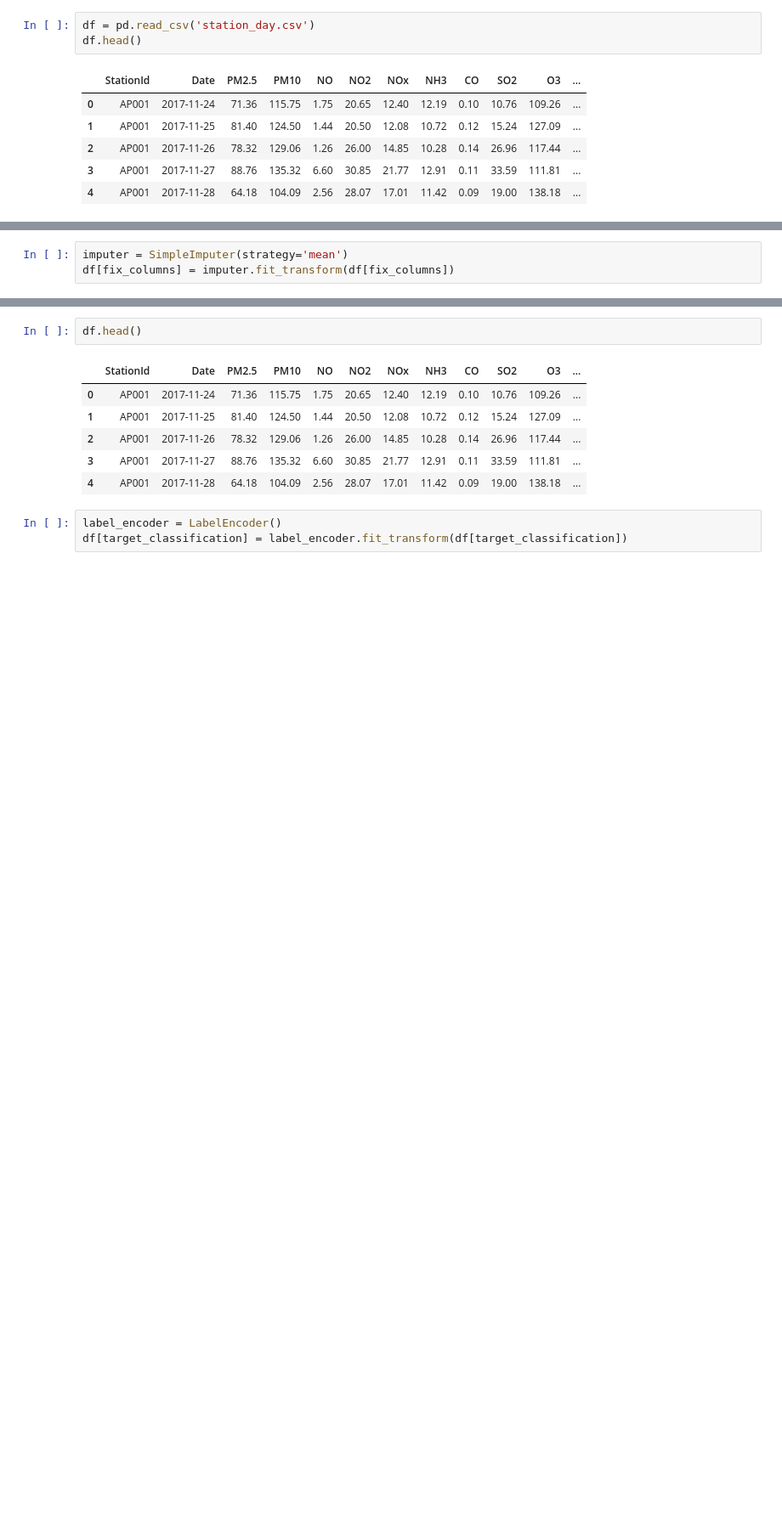
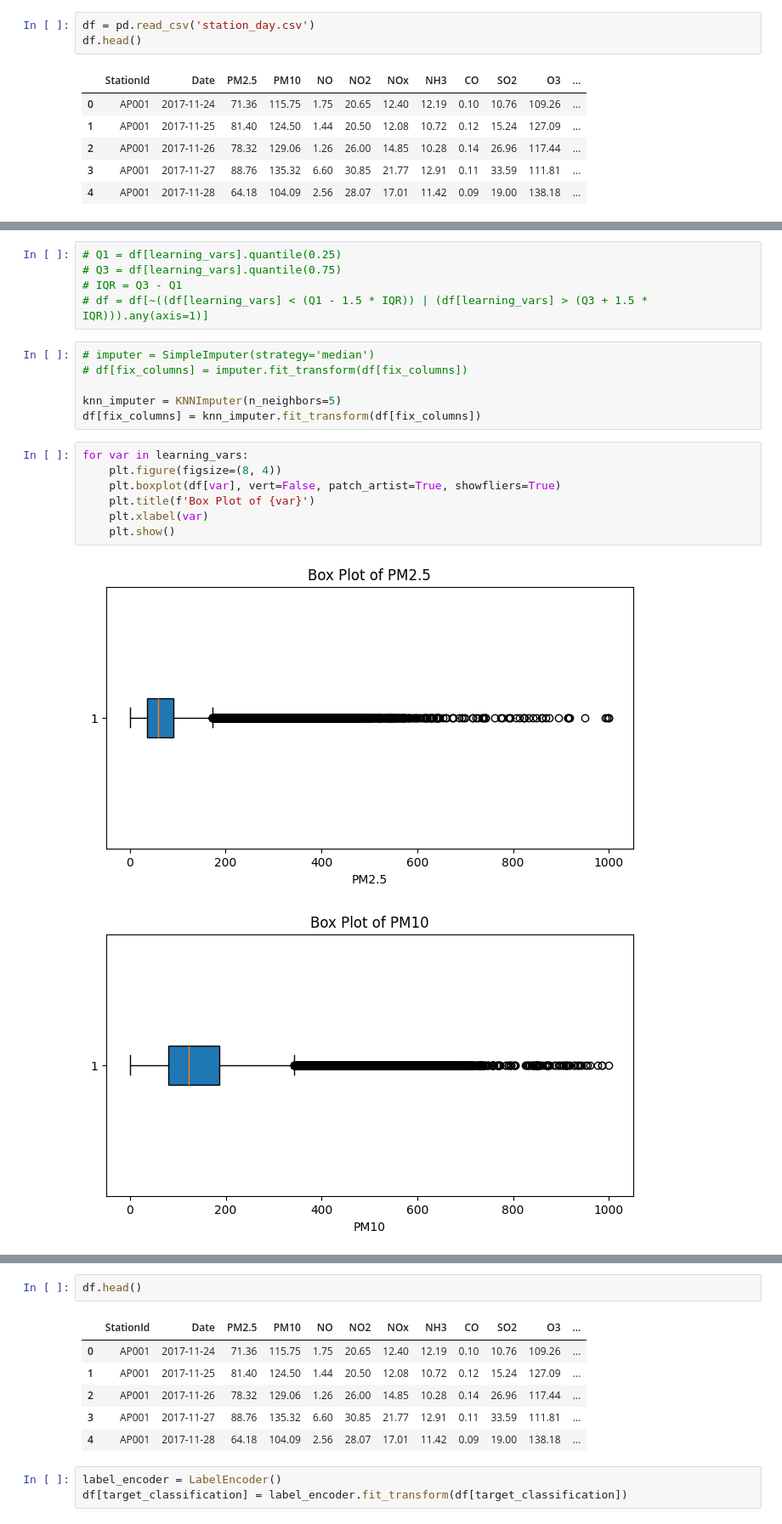
Before and after one commit to ChyavanShenoy/AAI-500-Final-Project, a Jupyter notebook: Project_final.ipynb, the cells around one changed output, grey strips where cells are left out. Shown at 85% size. Saved outputs shown, nothing was run; the diff lists cells and outputs as text; blank space fills up the shorter version.

Commit message:
KNN Impute

```diff
--- a/Project_final.ipynb
+++ b/Project_final.ipynb
@@ -51,3 +56,21 @@ fix_columns = ['PM2.5', 'PM10', 'NO2', 'CO', 'SO2', 'O3', 'AQI']
+# %%
+# Q1 = df[learning_vars].quantile(0.25)
+# Q3 = df[learning_vars].quantile(0.75)
+# IQR = Q3 - Q1
+# df = df[~((df[learning_vars] < (Q1 - 1.5 * IQR)) | (df[learning_vars] > (Q3 + 1.5 * IQR))).any(axis=1)]
 # %%
-imputer = SimpleImputer(strategy='mean')
-df[fix_columns] = imputer.fit_transform(df[fix_columns])
+# imputer = SimpleImputer(strategy='median')
+# df[fix_columns] = imputer.fit_transform(df[fix_columns])
+
+knn_imputer = KNNImputer(n_neighbors=5)
+df[fix_columns] = knn_imputer.fit_transform(df[fix_columns])
+# %%
+for var in learning_vars:
+    plt.figure(figsize=(8, 4))
+    plt.boxplot(df[var], vert=False, patch_artist=True, showfliers=True)
+    plt.title(f'Box Plot of {var}')
+    plt.xlabel(var)
+    plt.show()
+# %% [output]
+[figure, added]
+[figure, added]
```
Also changed, not shown: parts of 22 cells of this notebook.
